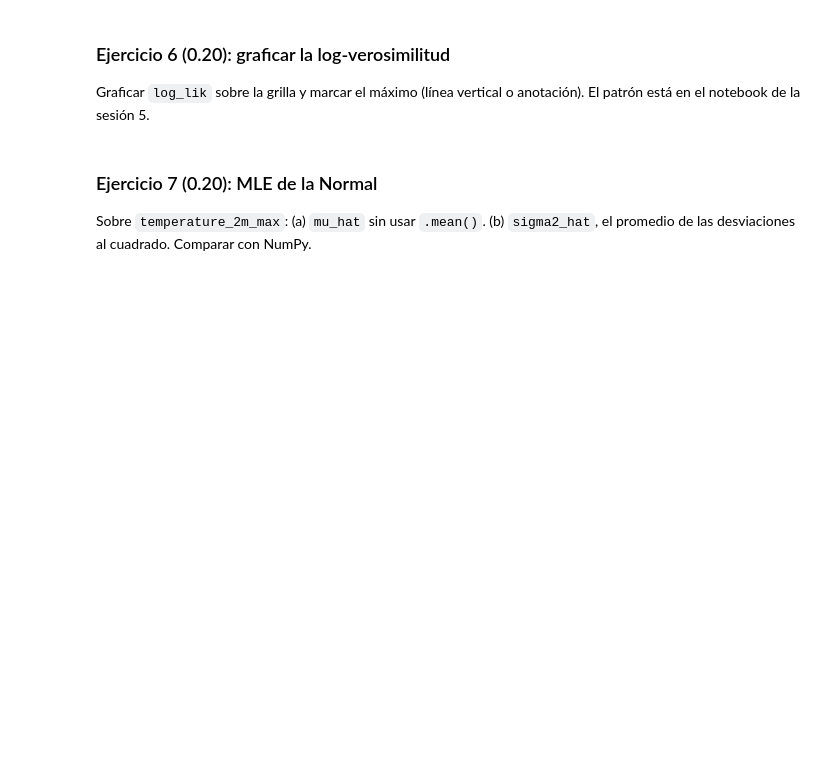
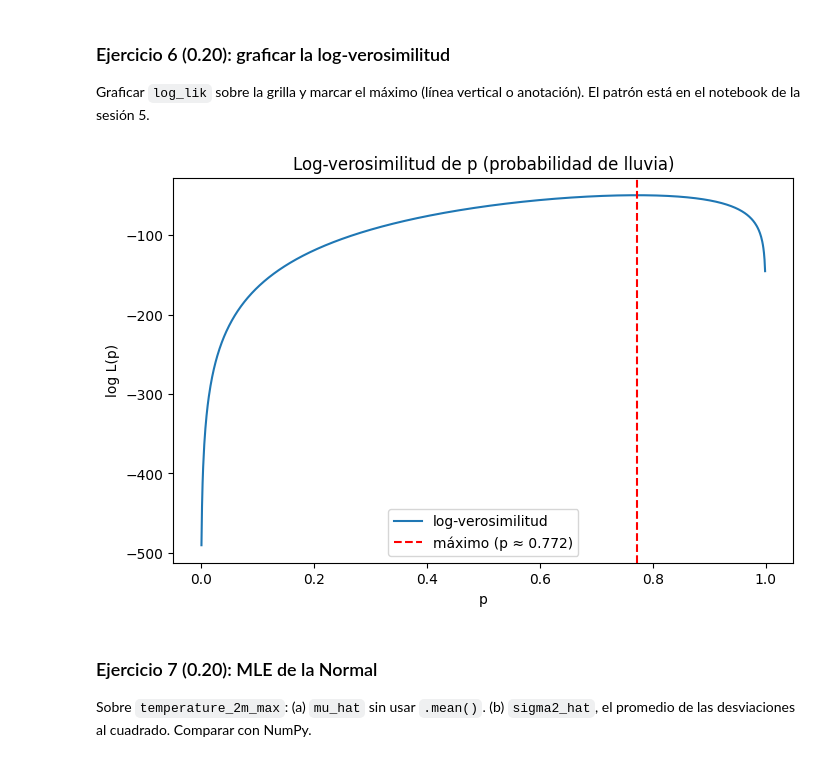
Before and after one commit to Panito115/DataScience, a Jupyter notebook: HDT2.ipynb, the cells around one changed output. Drawn from its saved outputs; the diff is of its cells as text; code cells hidden in the pictures; blank space fills up the shorter version.

```diff
--- a/HDT2.ipynb
+++ b/HDT2.ipynb
@@ -155,7 +155,19 @@ assert abs(p_grilla - p_hat) < 0.001
 
 Graficar `log_lik` sobre la grilla y marcar el máximo (línea vertical o anotación). El patrón está en el notebook de la sesión 5.
 # %%
-# ¿Qué va aquí?
+L_grilla = log_lik(grilla, k, n) # ayuda de AI nunca habia usado Matplot
+
+plt.figure(figsize=(8, 5))
+plt.plot(grilla, L_grilla, label="log-verosimilitud")
+plt.axvline(p_grilla, color="red", linestyle="--", label=f"máximo (p ≈ {p_grilla:.3f})")
+
+plt.xlabel("p")
+plt.ylabel("log L(p)")
+plt.title("Log-verosimilitud de p (probabilidad de lluvia)")
+plt.legend()
+plt.show()
+# %% [output]
+[figure, added]
 # %% [markdown]
 ### Ejercicio 7 (0.20): MLE de la Normal
 
```
Also changed, not shown: parts of 2 cells of this notebook.
